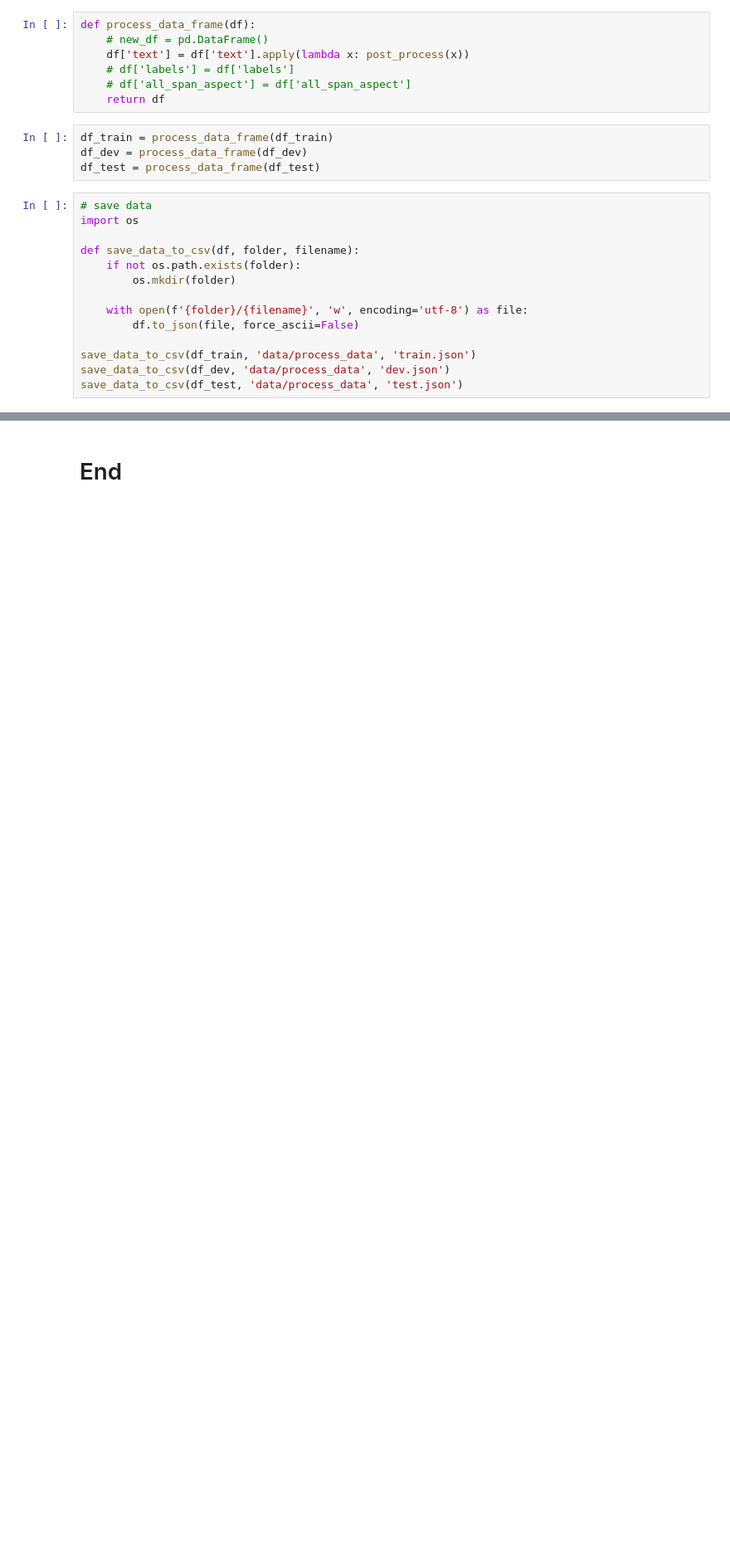
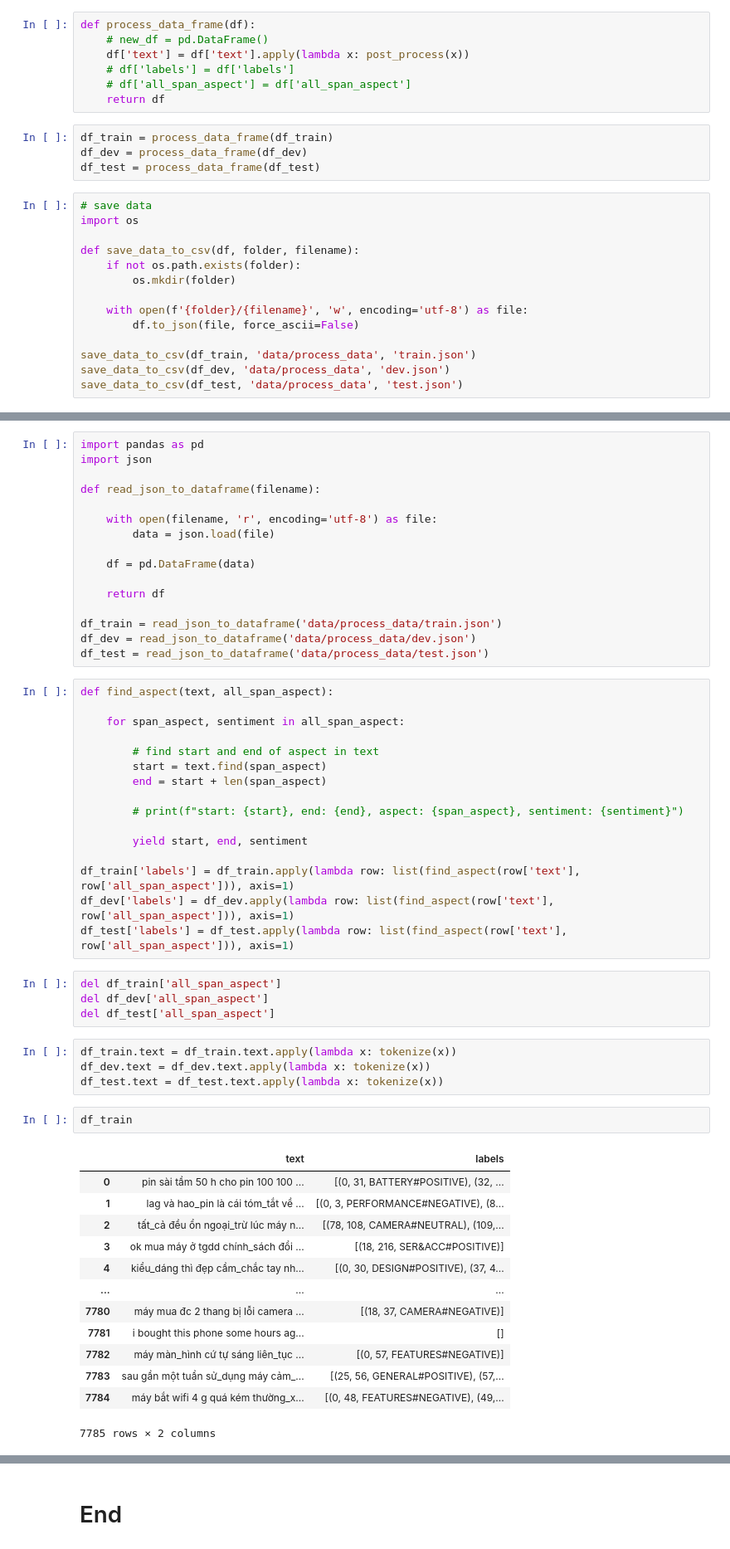
Before and after one commit to chicuongdx/aspect-based-sentiment-analysis, a Jupyter notebook: data-processing.ipynb, the cells around one changed output, grey strips where cells are left out. Shown at 83% size. Saved outputs shown, nothing was run; the diff lists cells and outputs as text; blank space fills up the shorter version.

Commit message:
process data tokenizer and remove punctuation #1

```diff
--- a/data-processing.ipynb
+++ b/data-processing.ipynb
@@ -90,0 +93,56 @@ save_data_to_csv(df_test, 'data/process_data', 'test.json')
+# %%
+import pandas as pd
+import json
+
+def read_json_to_dataframe(filename):
+
+    with open(filename, 'r', encoding='utf-8') as file:
+        data = json.load(file)
+
+    df = pd.DataFrame(data)
+
+    return df
+
+df_train = read_json_to_dataframe('data/process_data/train.json')
+df_dev = read_json_to_dataframe('data/process_data/dev.json')
+df_test = read_json_to_dataframe('data/process_data/test.json')
+# %%
+def find_aspect(text, all_span_aspect):
+
+    for span_aspect, sentiment in all_span_aspect:
+
+        # find start and end of aspect in text
+        start = text.find(span_aspect)
+        end = start + len(span_aspect)
+
+        # print(f"start: {start}, end: {end}, aspect: {span_aspect}, sentiment: {sentiment}")
+
+        yield start, end, sentiment
+
+df_train['labels'] = df_train.apply(lambda row: list(find_aspect(row['text'], row['all_span_aspect'])), axis=1)
+df_dev['labels'] = df_dev.apply(lambda row: list(find_aspect(row['text'], row['all_span_aspect'])), axis=1)
+df_test['labels'] = df_test.apply(lambda row: list(find_aspect(row['text'], row['all_span_aspect'])), axis=1)
+# %%
+del df_train['all_span_aspect']
+del df_dev['all_span_aspect']
+del df_test['all_span_aspect']
+# %%
+df_train.text = df_train.text.apply(lambda x: tokenize(x))
+df_dev.text = df_dev.text.apply(lambda x: tokenize(x))
+df_test.text = df_test.text.apply(lambda x: tokenize(x))
+# %%
+df_train
+# %% [output]
+|  | text | labels |
+| 0 | pin sài tầm 50 h cho pin 100 100 ... | [(0, 31, BATTERY#POSITIVE), (32, ... |
+| 1 | lag và hao_pin là cái tóm_tắt về ... | [(0, 3, PERFORMANCE#NEGATIVE), (8... |
+| 2 | tất_cả đều ổn ngoại_trừ lúc máy n... | [(78, 108, CAMERA#NEUTRAL), (109,... |
+| 3 | ok mua máy ở tgdd chính_sách đổi ... | [(18, 216, SER&ACC#POSITIVE)] |
+| 4 | kiểu_dáng thì đẹp cầm_chắc tay nh... | [(0, 30, DESIGN#POSITIVE), (37, 4... |
+| ... | ... | ... |
+| 7780 | máy mua đc 2 thang bị lỗi camera ... | [(18, 37, CAMERA#NEGATIVE)] |
+| 7781 | i bought this phone some hours ag... | [] |
+| 7782 | máy màn_hình cứ tự sáng liên_tục ... | [(0, 57, FEATURES#NEGATIVE)] |
+| 7783 | sau gần một tuần sử_dụng máy cảm_... | [(25, 56, GENERAL#POSITIVE), (57,... |
+| 7784 | máy bắt wifi 4 g quá kém thường_x... | [(0, 48, FEATURES#NEGATIVE), (49,... |
+7785 rows × 2 columns
```
Also changed, not shown: parts of 4 cells of this notebook, 12 other files.
